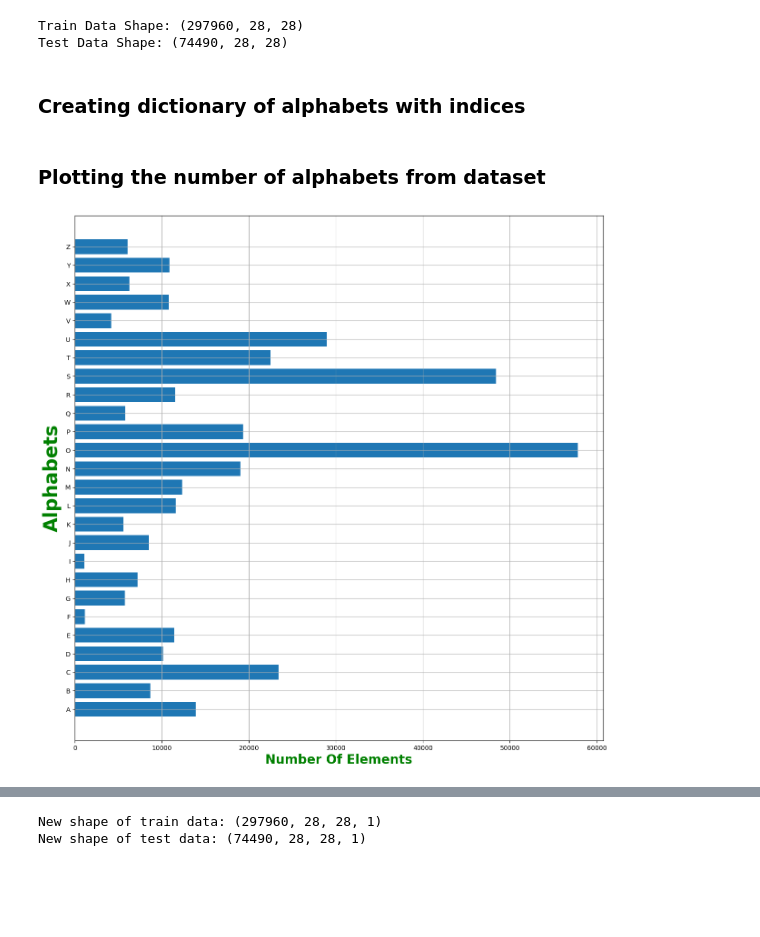
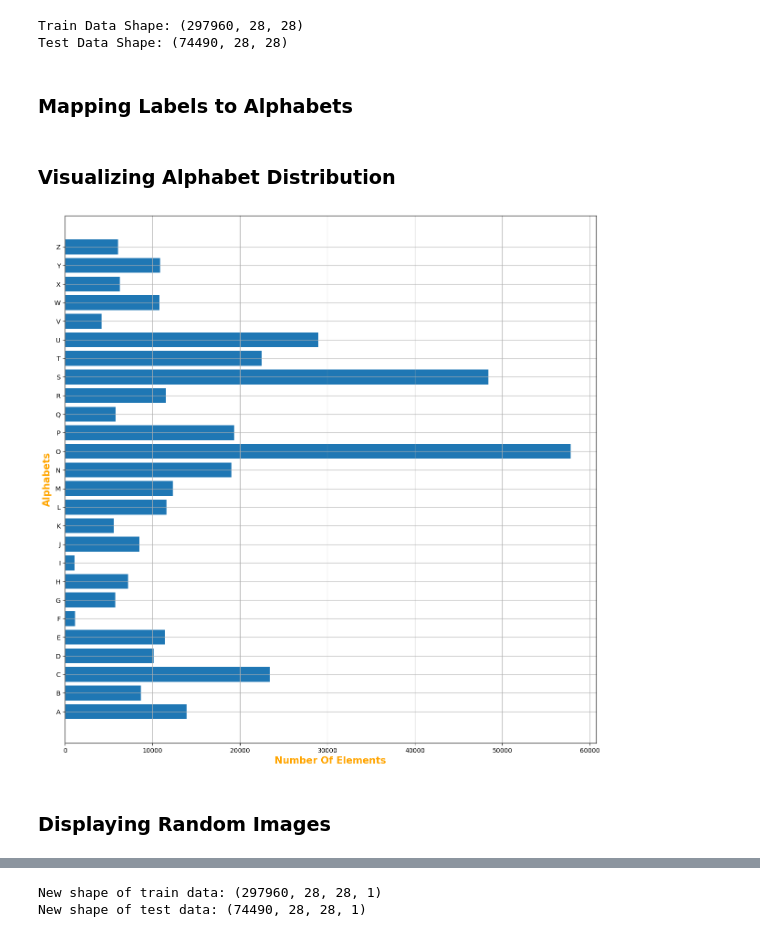
Before and after one commit to shraddha0822/Handwritten-English-Character-Recognition, a Jupyter notebook: Handwritten_English_Character_Recognition.ipynb, the cells around one changed output, grey strips where cells are left out. Cells and saved outputs as stored; diff of their text form; code cells hidden in the pictures; blank space fills up the shorter version.

```diff
--- a/Handwritten_English_Character_Recognition.ipynb
+++ b/Handwritten_English_Character_Recognition.ipynb
@@ -111,6 +96,6 @@ print('Test Data Shape:', x_test.shape)
 # %% [output]
 Train Data Shape: (297960, 28, 28)
 Test Data Shape: (74490, 28, 28)
-# %% [markdown]
-### Creating dictionary of alphabets with indices
+# %% [markdown]
+### Mapping Labels to Alphabets
 # %%
@@ -119,33 +104,33 @@ Test Data Shape: (74490, 28, 28)
 word_dict = {
     0:'A',1:'B',2:'C',3:'D',4:'E',5:'F',6:'G',7:'H',8:'I',9:'J',10:'K',11:'L',12:'M',13:'N',14:'O',15:'P',16:'Q',17:'R',18:'S',19:'T',20:'U',21:'V',22:'W',23:'X', 24:'Y',25:'Z'
 }
-# %% [markdown]
-### Plotting the number of alphabets from dataset
+# %% [markdown]
+### Visualizing Alphabet Distribution
 # %%
-# Convert the labels into integer values and append into the count list according to the label.
-# Create a list 'alphabets' containing all the characters using the values() function of the dictionary.
-
+# Count and display the distribution of samples for each alphabet.
 
 plt.style.use('default')
 
 y_integer = np.int0(y)
 count = np.zeros(26, dtype='int')
 
 for i in y_integer:
     count[i] += 1
 
 alphabets = []
 
 for i in word_dict.values():
     alphabets.append(i)
 
 fig, ax = plt.subplots(1, 1, figsize=(15, 15))
 ax.barh(alphabets, count)
 
-plt.xlabel('Number Of Elements', fontsize=20, fontweight='bold', color='green')
-plt.ylabel('Alphabets', fontsize=30, fontweight='bold', color='green')
+plt.xlabel('Number Of Elements', fontsize=15, fontweight='bold', color='orange')
+plt.ylabel('Alphabets', fontsize=15, fontweight='bold', color='orange')
 plt.grid(True)
 plt.show()
 # %% [output]
-[figure, old version]
+[figure, new version]
+# %% [markdown]
+### Displaying Random Images
 # %%
```
Also changed, not shown: parts of 32 cells of this notebook.
